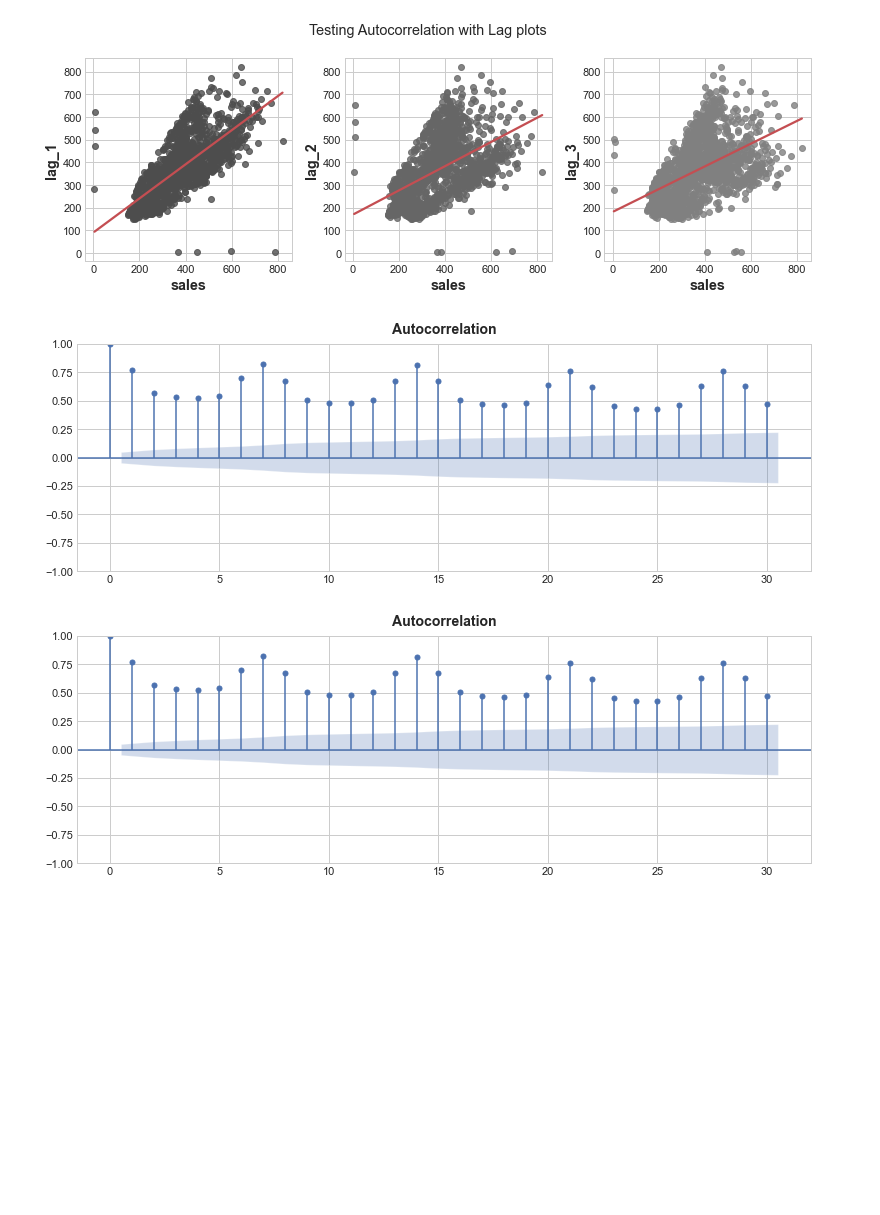
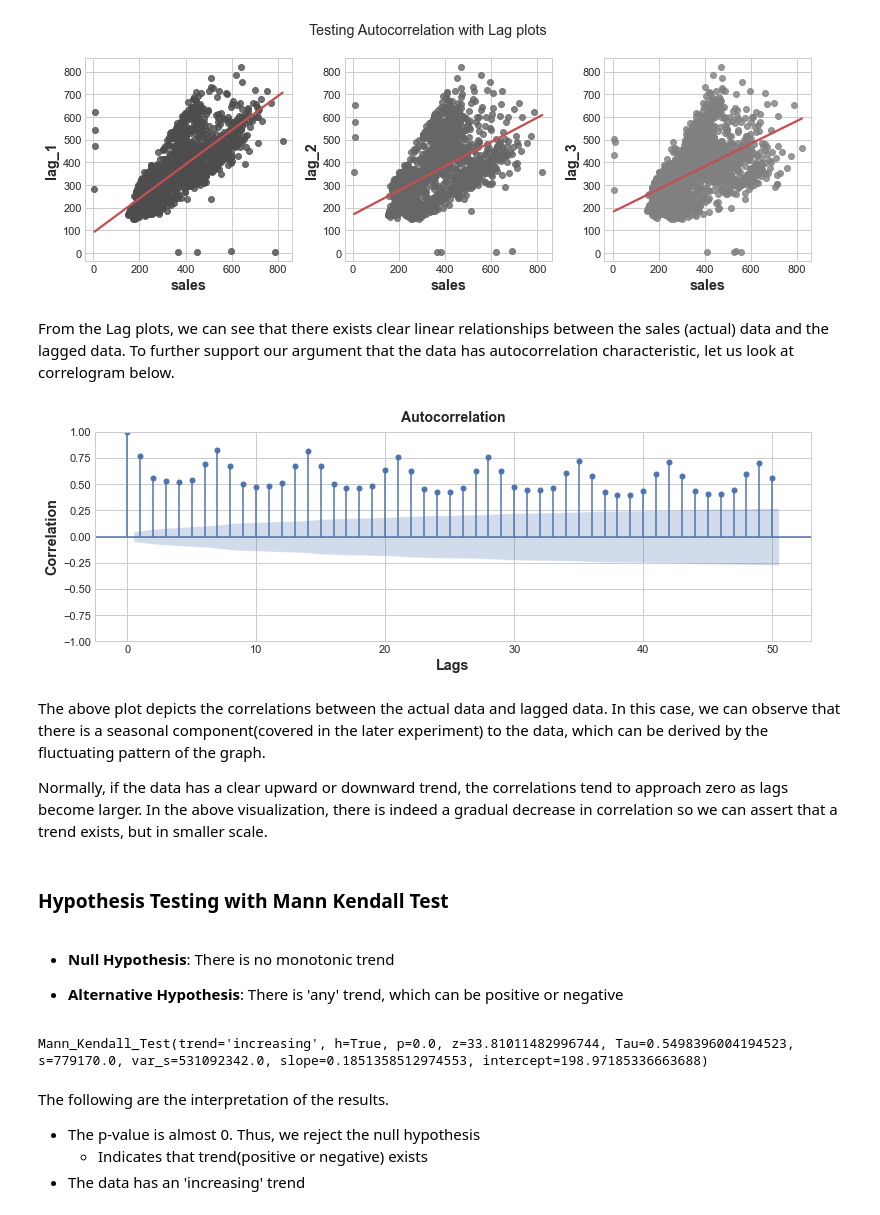
Before and after one commit to AndyLeeProjects/Store_Sales_Forecasting, a Jupyter notebook: Time_Series/Time_Series_Analysis.ipynb, the cells around one changed output. Drawn from its saved outputs; the diff is of its cells as text; code cells hidden in the pictures; blank space fills up the shorter version.

```diff
--- a/Time_Series/Time_Series_Analysis.ipynb
+++ b/Time_Series/Time_Series_Analysis.ipynb
@@ -233,9 +234,36 @@ axe[1] = sns.regplot(ax = axe[1], x='sales',y='lag_2', data=df, ci=None, scatter
 axe[2] = sns.regplot(ax = axe[2], x='sales',y='lag_3', data=df, ci=None, scatter_kws=dict(color='0.5'), color='r')
 # %% [output]
 [figure]
+# %% [markdown]
+From the Lag plots, we can see that there exists clear linear relationships between the sales (actual) data and the lagged data. To further support our argument that the data has autocorrelation characteristic, let us look at correlogram below.
 # %%
 from statsmodels.graphics.tsaplots import plot_acf
-plot_acf(store_sales_avg['sales'], lags=30)
+fig, axe = plt.subplots()
+plot_acf(store_sales_avg['sales'], ax = axe, lags=50)
+axe.set_xlabel('Lags')
+axe.set_ylabel('Correlation');
 # %% [output]
-[figure, old version]
+[figure, new version]
-[figure, removed]
+# %% [markdown]
+The above plot depicts the correlations between the actual data and lagged data. In this case, we can observe that there is a seasonal component(covered in the later experiment) to the data, which can be derived by the fluctuating pattern of the graph.
+
+Normally, if the data has a clear upward or downward trend, the correlations tend to approach zero as lags become larger. In the above visualization, there is indeed a gradual decrease in correlation so we can assert that a trend exists, but in smaller scale.
+# %% [markdown]
+### Hypothesis Testing with Mann Kendall Test
+# %% [markdown]
+- **Null Hypothesis**: There is no monotonic trend <br>
+
+- **Alternative Hypothesis**: There is 'any' trend, which can be positive or negative
+# %%
+import pymannkendall as mk
+
+result = mk.original_test(store_sales_avg['sales'])
+result
+# %% [output]
+Mann_Kendall_Test(trend='increasing', h=True, p=0.0, z=33.81011482996744, Tau=0.5498396004194523, s=779170.0, var_s=531092342.0, slope=0.1851358512974553, intercept=198.97185336663688)
+# %% [markdown]
+The following are the interpretation of the results.
+
+- The p-value is almost 0. Thus, we reject the null hypothesis
+    - Indicates that trend(positive or negative) exists
+- The data has an 'increasing' trend
```
Also changed, not shown: parts of 4 cells of this notebook, 1 other file.
